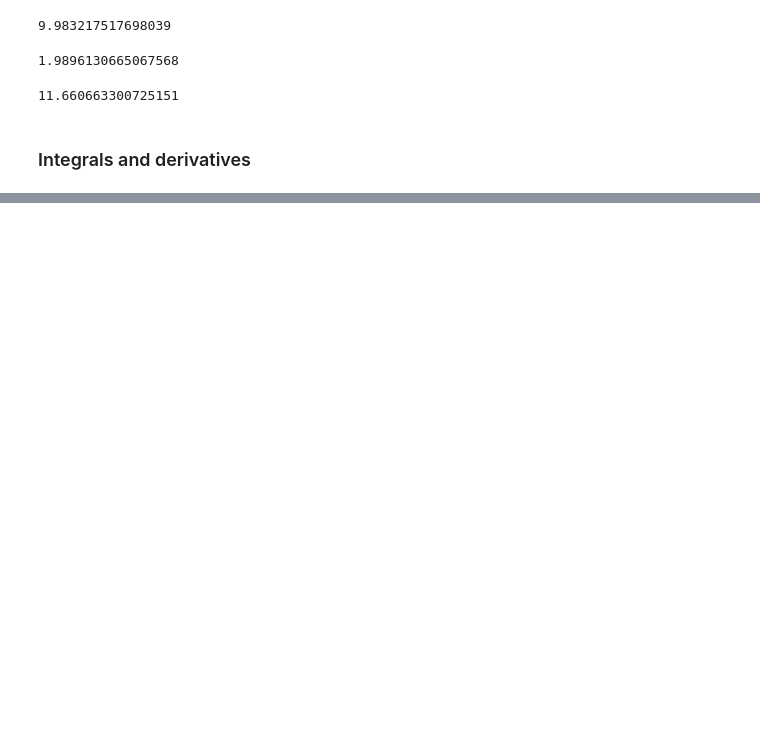
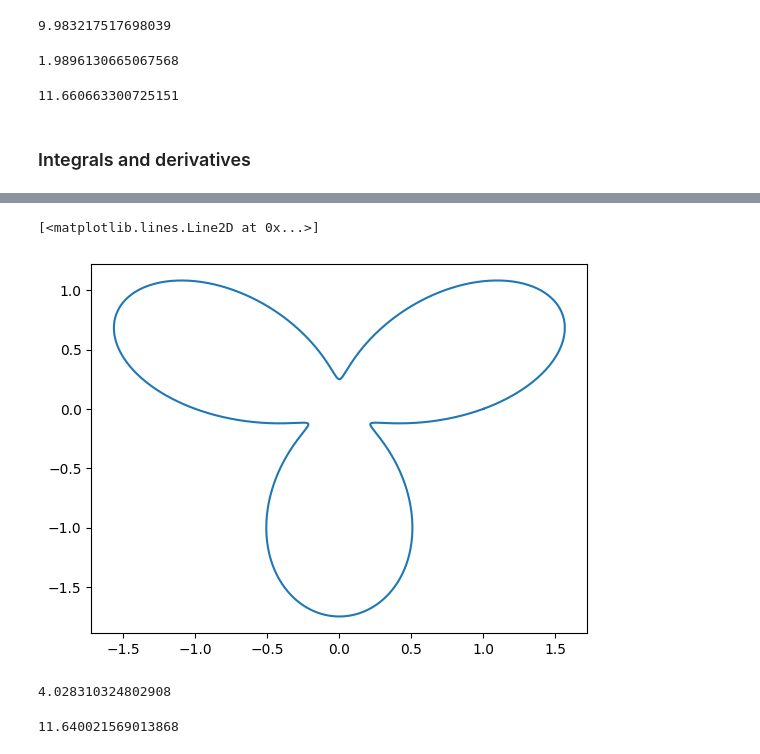
Before and after one commit to ashleysharp/codespaces-jupyter, a Jupyter notebook: notebooks/numpy.ipynb, the cells around one changed output, grey strips where cells are left out. Drawn from its saved outputs; the diff is of its cells as text; code cells hidden in the pictures; blank space fills up the shorter version.

```diff
--- a/notebooks/numpy.ipynb
+++ b/notebooks/numpy.ipynb
@@ -210,0 +262,19 @@ plt.plot(x, y_int)
+# %%
+theta = np.linspace(0, 2*np.pi, 1000)
+r = 1 + 3/4 * np.sin(3*theta)
+x = r * np.cos(theta)
+y = r * np.sin(theta)
+plt.plot(x, y)
+# %% [output]
+[<matplotlib.lines.Line2D at 0x...>]
+[figure, added]
+# %%
+A = 1/2 * sum(r**2) * (theta[1] - theta[0])
+A
+# %% [output]
+4.028310324802908
+# %%
+L = sum(np.sqrt(r**2 + np.gradient(r, theta)**2)) * (theta[1] - theta[0])
+L
+# %% [output]
+11.640021569013868
```
Also changed, not shown: parts of 20 cells of this notebook.
